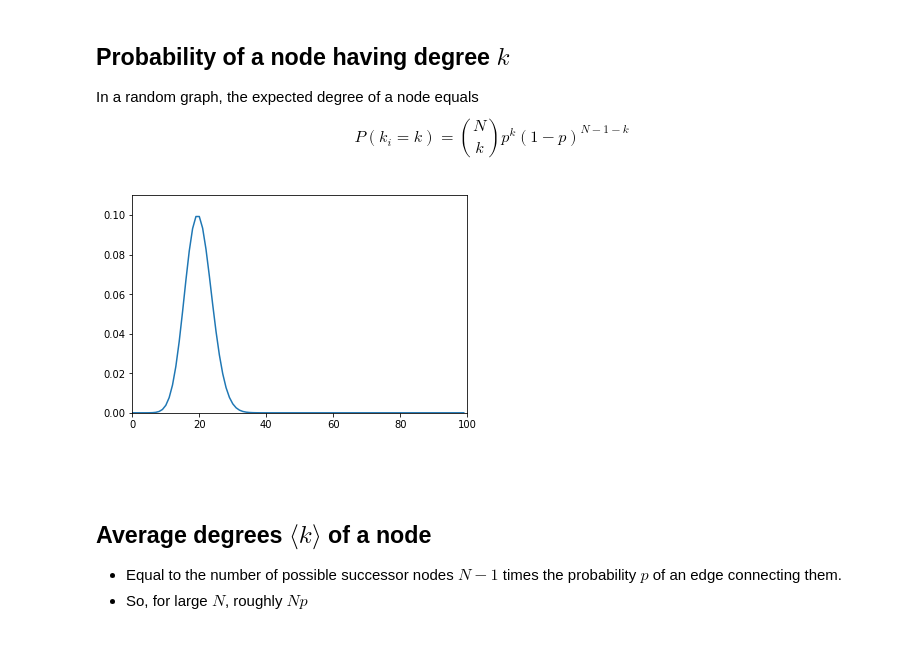
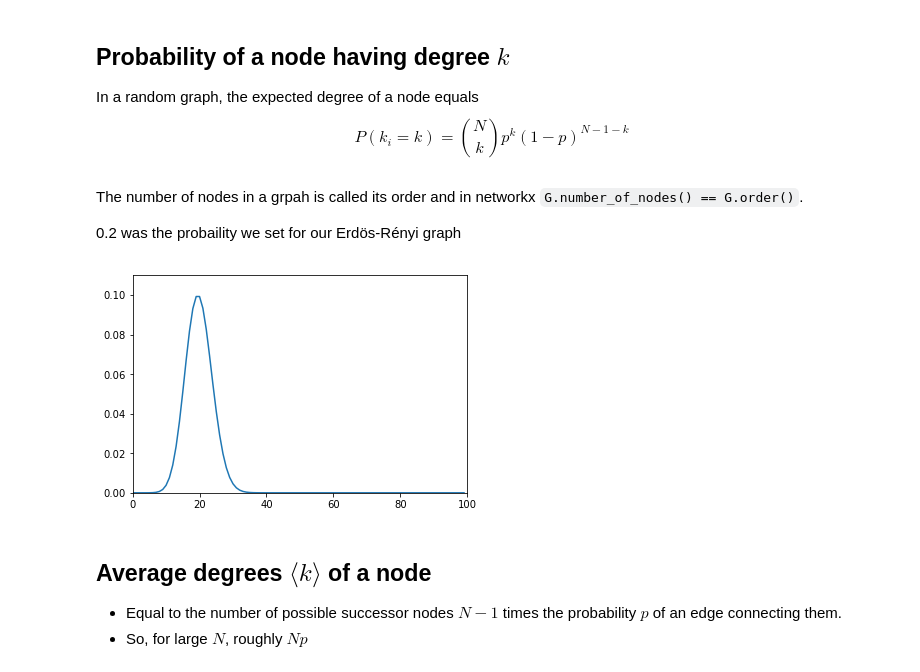
Before and after one commit to nickrobinson251/Networks, a Jupyter notebook: 1-RandomGraphs.ipynb, the cells around one changed output. Cells and saved outputs as stored; diff of their text form; code cells hidden in the pictures; blank space fills up the shorter version.

```diff
--- a/1-RandomGraphs.ipynb
+++ b/1-RandomGraphs.ipynb
@@ -29,29 +33,26 @@ True
 In a random graph, the expected degree of a node equals $$ P(k_i=k) = {N \choose k} p^k (1− p)^{N−1−k}$$
 # %%
 def choose(n, k):
-    '''Number of ways to choose k items
-    from a list of n items'''
-    # for an efficient implementation
-    # use scipy.misc.comb(n, k) instead
-    from math import factorial
+    '''Number of ways to choose k items from n items.
 
+    For efficiency prefer scipy.misc.comb(n, k) instead.
+    '''
     return factorial(n) // (factorial(n - k) * factorial(k))
 
 def p_of_degree(k, n, p):
-    '''Returns the probability of a random node
-    in a binomial graph G(n, p) having k degrees'''
+    '''Probability a node in a binomial graph G(n, p) has degree k.'''
     return choose(n-1, k) * p**k * (1-p)**(n-1-k)
-
-# The number of nodes in a grpah is called its order
-# and in nx G.number_of_nodes() == G.order().
-# 0.2 was the probaility we set for our Erdös-Rényi graph
-plt.plot([p_of_degree(k, G.number_of_nodes(), 0.2) for k in xrange(G.number_of_nodes())])
-plt.ylim(0,0.11)
-plt.xlim(0,100);
-# %% [output]
-[figure, removed]
-# %% [markdown]
-##
+# %% [markdown]
+The number of nodes in a grpah is called its order and in networkx `G.number_of_nodes() == G.order()`.
+
+0.2 was the probaility we set for our Erdös-Rényi graph
+# %%
+plt.plot([p_of_degree(k, G.number_of_nodes(), 0.2)
+          for k in range(G.number_of_nodes())])
+plt.ylim(0,0.11)
+plt.xlim(0,100);
+# %% [output]
+[figure, added]
 # %% [markdown]
 ## Average degrees $\langle k \rangle$ of a node
 
```
Also changed, not shown: parts of 14 cells of this notebook.
